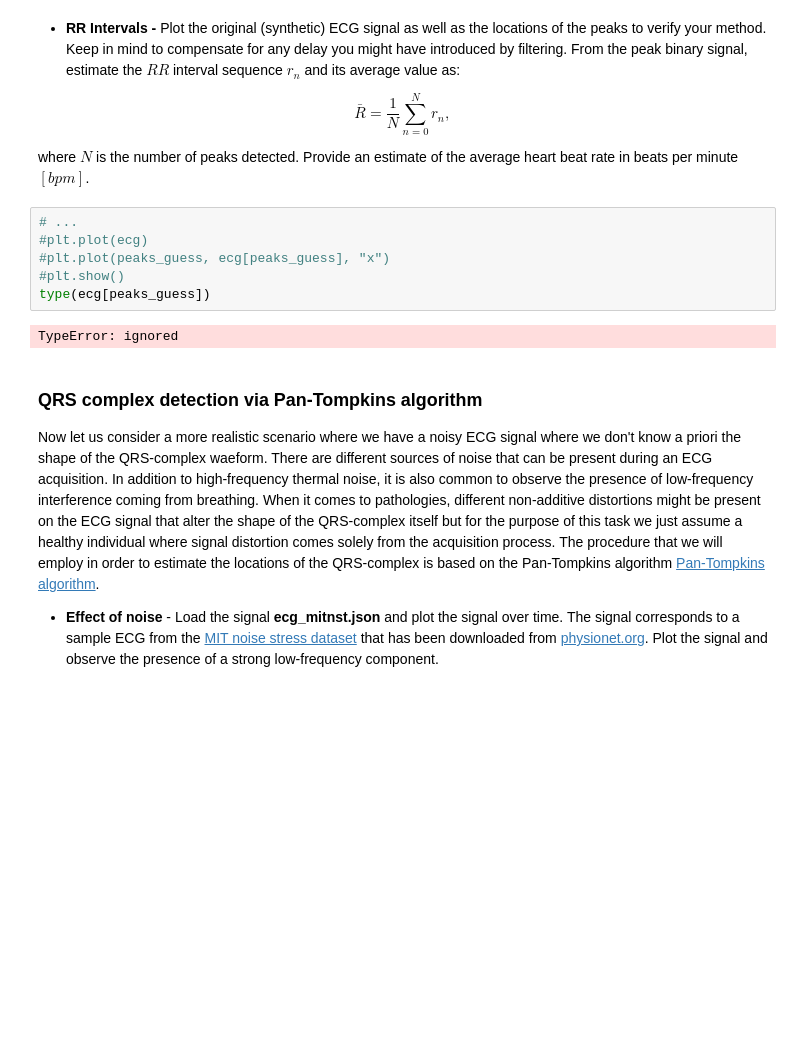
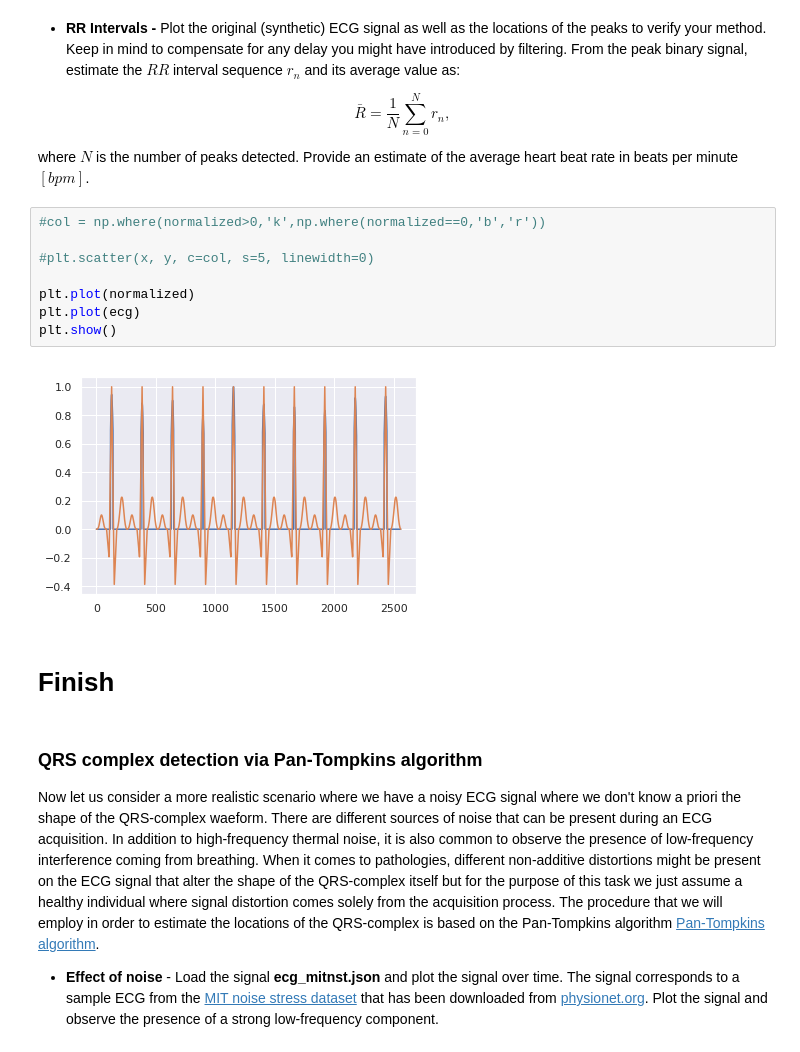
Before and after one commit to varose99/ds4bme, a Jupyter notebook: ecglab.ipynb, the cells around one changed output. Cells and saved outputs as stored; diff of their text form; blank space fills up the shorter version.

```diff
--- a/ecglab.ipynb
+++ b/ecglab.ipynb
@@ -167,14 +167,18 @@ plt.plot(normalized)
 $$ \bar R = \frac{1}{N}\sum_{n=0}^N r_n, $$
 
 where $N$ is the number of peaks detected. Provide an estimate of the average heart beat rate in beats per minute $[bpm]$.
-# %%
-# ...
-#plt.plot(ecg)
-#plt.plot(peaks_guess, ecg[peaks_guess], "x")
-#plt.show()
-type(ecg[peaks_guess])
-# %% [output]
-TypeError: ignored
+# %%
+#col = np.where(normalized>0,'k',np.where(normalized==0,'b','r'))
+
+#plt.scatter(x, y, c=col, s=5, linewidth=0)
+
+plt.plot(normalized)
+plt.plot(ecg)
+plt.show()
+# %% [output]
+[figure, added]
+# %% [markdown]
+# Finish
 # %% [markdown]
 ### QRS complex detection via Pan-Tompkins algorithm
 Now let us consider a more realistic scenario where we have a noisy ECG signal where we don't know a priori the shape of the QRS-complex waeform. There are different
```
Also changed, not shown: parts of 4 cells of this notebook.
